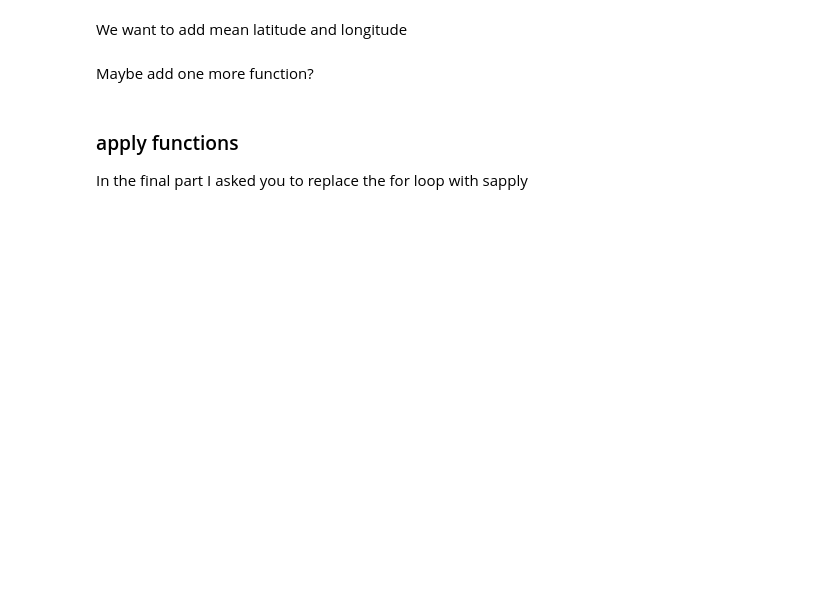
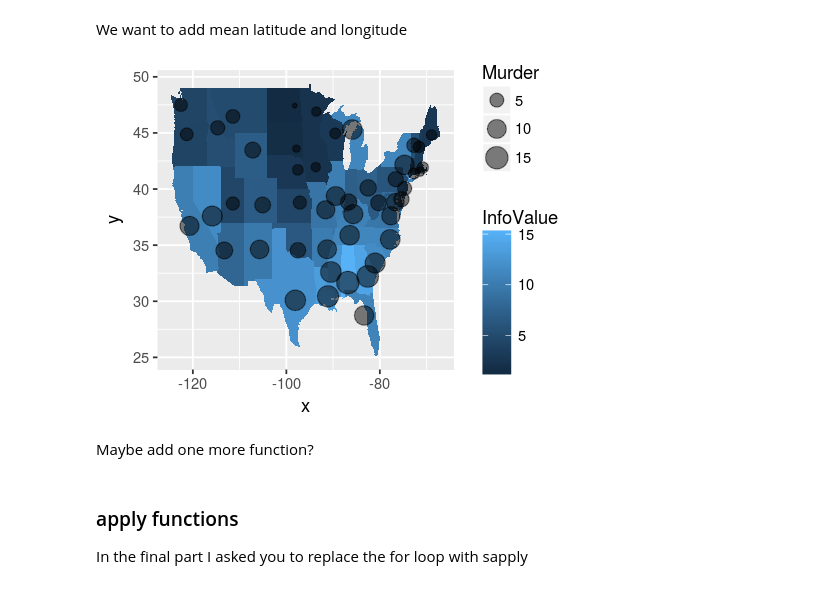
Before and after one commit to varao/varao.github.io, a Jupyter notebook: stat598z_fall17/lect12.ipynb, the cells around one changed output. Cells and saved outputs as stored; diff of their text form; code cells hidden in the pictures; blank space fills up the shorter version.

```diff
--- a/stat598z_fall17/lect12.ipynb
+++ b/stat598z_fall17/lect12.ipynb
@@ -138,9 +192,13 @@ AddMeanLatLong <- function() {
 # %%
 p <- ggplot() + geom_map(map = state_map, map_id=state_map$region,
              data = state_map, aes(fill=InfoValue)) +
              expand_limits(x = state_map$long, y = state_map$lat)
 info_frame <- AddMeanLatLong()
-p1 <- p + geom_point(data = info_frame, aes(x=Long,y=Lat,size=Murder))
+p1 <- p + geom_point(data = info_frame,
+                     aes(x=Long,y=Lat,size=Murder),alpha=0.5)
+p1
+# %% [output]
+[figure, added]
 # %% [markdown]
 Maybe add one more function?
 # %%
```
Also changed, not shown: parts of 13 cells of this notebook, 2 other files.
